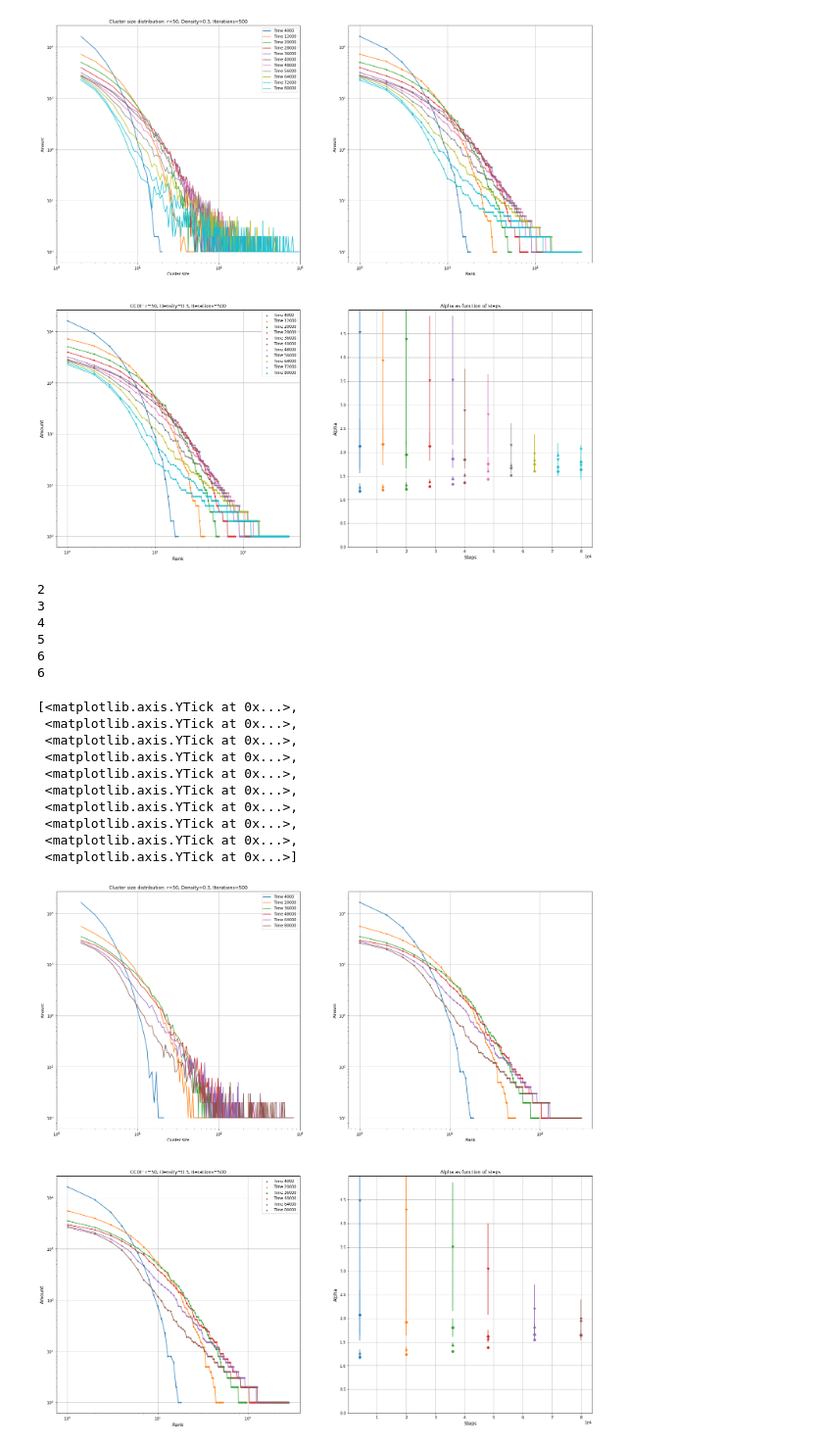
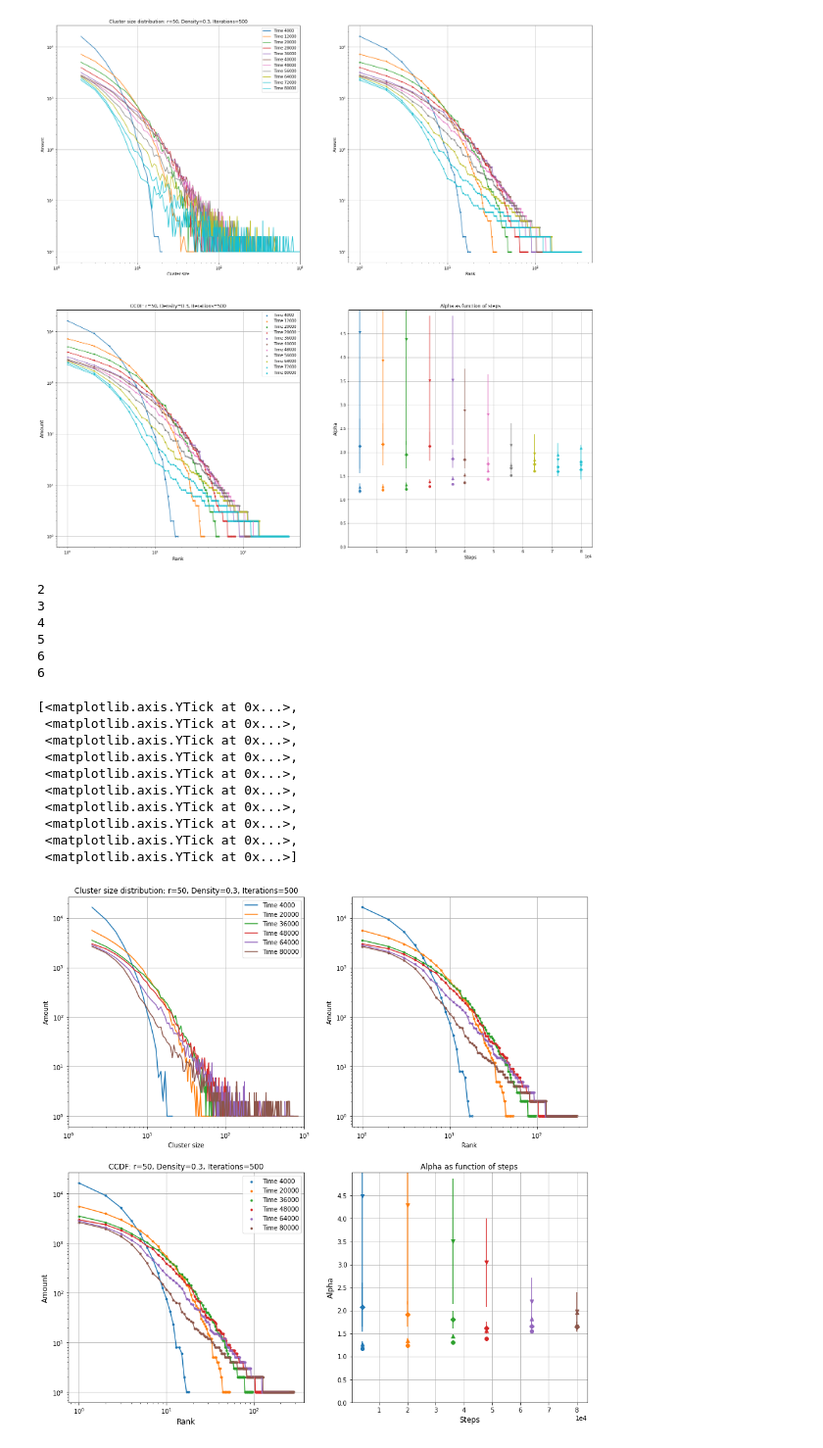
Before and after one commit to Sennevw/Masters-thesis, a Jupyter notebook: Data_keuze.ipynb, the cells around one changed output. Shown at 98% size. Saved outputs shown, nothing was run; the diff lists cells and outputs as text; code cells hidden in the pictures.

```diff
--- a/Data_keuze.ipynb
+++ b/Data_keuze.ipynb
@@ -8,3 +1,22 @@ from matplotlib.lines import Line2D
+# %%
+import numpy as np
+import matplotlib.pyplot as plt
+import powerlaw
+from scipy.special import zetac
+from mpmath import zeta
+from matplotlib.lines import Line2D
+
+def plot_rank_frequency(amount, xmin, xmax):
+    ccdf = np.sort(amount)[::-1]
+    ranks = np.arange(1, len(ccdf)+1)
+    return ccdf
+
+def calc_alpha(amount, size, xmin, xmax):
+    alpha = 1 + len(amount[xmin:xmax]) / (np.sum(np.log(amount[xmin:xmax]/ (np.min(amount[xmin:xmax]) - 0.5))))
+    xmin2 = size[xmin]
+    invSigma = np.sqrt(len(amount[xmin:xmax]) * ( (zeta(alpha, xmin2, 2)/zeta(alpha, xmin2)) - (zeta(alpha, xmin2, 1)/zeta(alpha,xmin2))**2 ))
+    sigma = 1/invSigma
+    return [alpha, sigma]
 # %%
 fig, ax = plt.subplots(2, 2, figsize=(25, 25))
 name = [100000, 400000, 800000]
@@ -217,7 +229,7 @@ ax[1, 1].set_yticks(np.arange(0, 5, 0.5))  # replace 5 with max y-value
 [figure]
 # %%
 fig, ax = plt.subplots(2, 2, figsize=(25, 25))
-name = [4000, 12000, 28000, 36000, 48000, 64000, 80000]
+name = [4000, 12000, 28000, 36000, 48000, 56000, 60000, 80000]
 
 
 
@@ -808,7 +817,7 @@ ax[1, 1].set_yticks(np.arange(0, 5, 0.5))  # replace 5 with max y-value
 [figure]
 # %%
 
-fig, ax = plt.subplots(2, 2, figsize=(25, 25))
+fig, ax = plt.subplots(2, 2, figsize=(15, 15))
 name = [4000, 20000, 36000, 48000, 64000, 80000]
 
 
@@ -892,31 +901,31 @@ ax[1,0].set_xlabel("Rank", fontsize=12)
 ax[1,0].set_ylabel("Amount", fontsize=12)
 ax[1,0].set_title("CCDF: r=50, Density=0.3, Iterations=500", fontsize=12)
 ax[1, 0].legend()
 
 
 ax[1,0].set_xscale('log')
 ax[1,0].set_yscale('log')
 
 ax[1,1].set_ylim(0, 5)
 
 
 # Set the y-ticks to appear every 0.5 units
 ax[1, 1].set_yticks(np.arange(0, 5, 0.5))  # replace 5 with max y-value
 # %% [output]
 2
 3
 4
 5
 6
 6
 [<matplotlib.axis.YTick at 0x...>,
  <matplotlib.axis.YTick at 0x...>,
  <matplotlib.axis.YTick at 0x...>,
  <matplotlib.axis.YTick at 0x...>,
  <matplotlib.axis.YTick at 0x...>,
  <matplotlib.axis.YTick at 0x...>,
  <matplotlib.axis.YTick at 0x...>,
  <matplotlib.axis.YTick at 0x...>,
  <matplotlib.axis.YTick at 0x...>,
  <matplotlib.axis.YTick at 0x...>]
-[figure, old version]
+[figure, new version]
```
Also changed, not shown: parts of 4 cells of this notebook.
